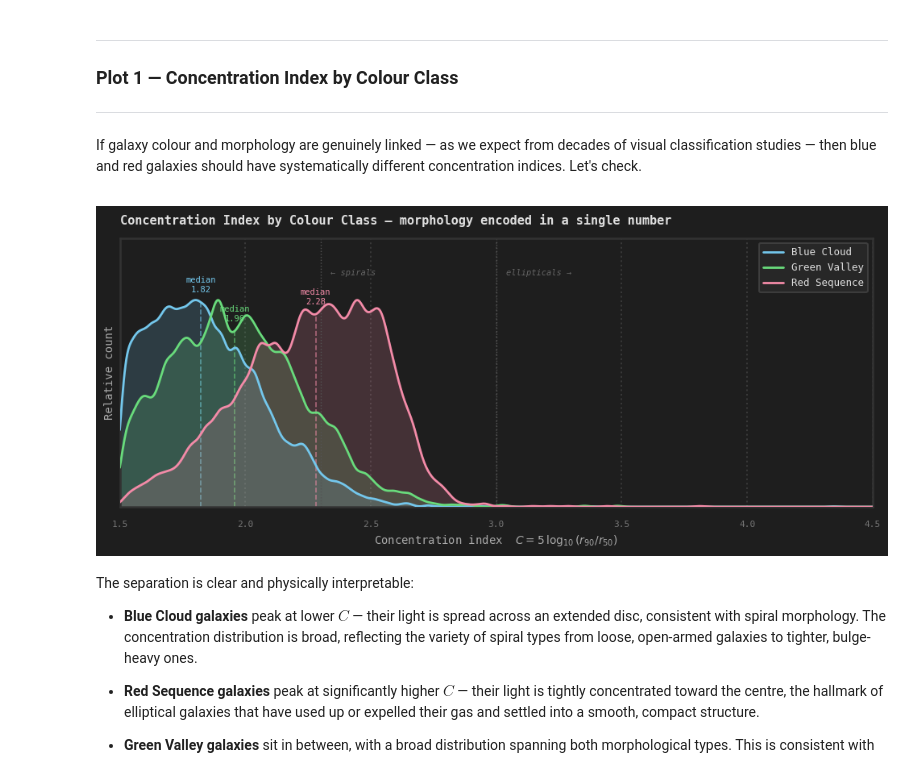
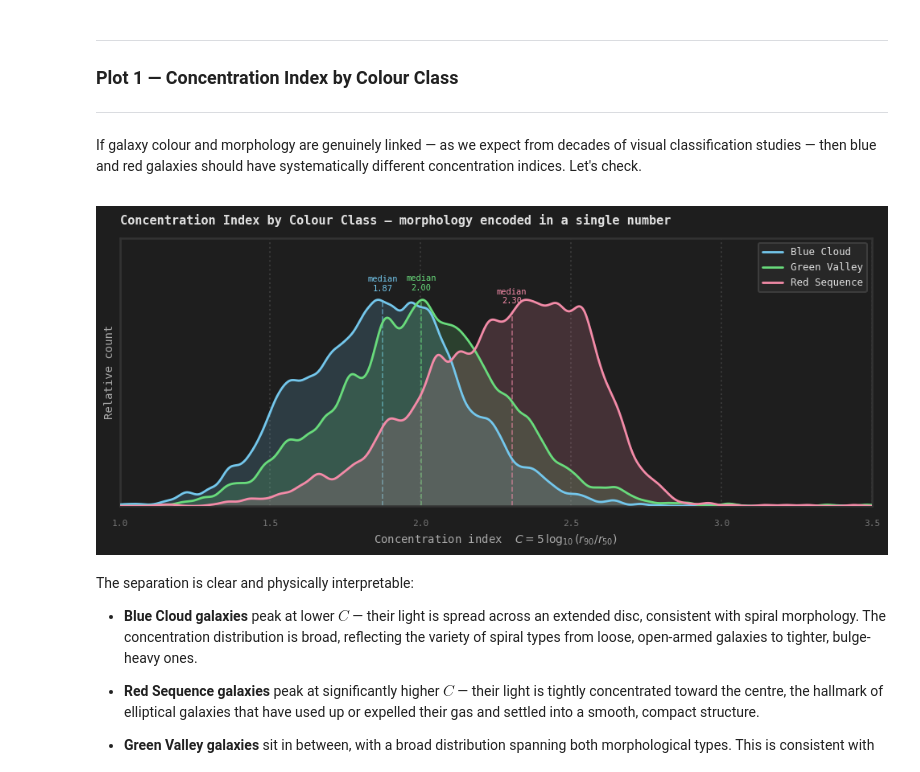
Before and after one commit to haylamyuen/Project-GATORS, a Jupyter notebook: 03_structure.ipynb, the cells around one changed output. Drawn from its saved outputs; the diff is of its cells as text; code cells hidden in the pictures.

Commit message:
Significant edits to Part 2, as well as added new tuning fork images

```diff
--- a/03_structure.ipynb
+++ b/03_structure.ipynb
@@ -110,18 +202,14 @@ display(HTML("""
 </style>
 """))
 
-galaxies = sdss._galaxies.copy()
+galaxies = sdss._galaxies().copy()
 
 # Derived columns
 galaxies["g_r"] = galaxies["g"] - galaxies["r"]
 galaxies["C"]   = 5 * np.log10(galaxies["petroR90_r"] / galaxies["petroR50_r"])
 
 # Trim to physically sensible ranges
-galaxies = galaxies[
-    (galaxies["g_r"] > -0.2) & (galaxies["g_r"] < 1.4) &
-    (galaxies["C"]   >  1.5) & (galaxies["C"]   < 4.5) &
-    (galaxies["petroRad_r"] < 200)
-].copy()
+galaxies = galaxies[(galaxies["g_r"] > -0.2) & (galaxies["g_r"] < 1.4) &(galaxies["petroRad_r"] < 200)].copy()
 
 # z < 0.045 subset for colour-reliable plots
 gal_lowz = galaxies[galaxies["redshift"] < 0.045].copy()
@@ -137,9 +225,3 @@ gal_lowz["colour_class"] = pd.cut(
 blue = gal_lowz[gal_lowz["colour_class"] == "Blue Cloud"]
 green = gal_lowz[gal_lowz["colour_class"] == "Green Valley"]
 red  = gal_lowz[gal_lowz["colour_class"] == "Red Sequence"]
-
-print(f"Full galaxy sample:      {len(galaxies):,}")
-print(f"Low-z sample (z < 0.05): {len(gal_lowz):,}")
-print(f"  Blue Cloud:   {len(blue):,}")
-print(f"  Green Valley: {len(green):,}")
-print(f"  Red Sequence: {len(red):,}")
@@ -165,7 +241,7 @@ If galaxy colour and morphology are genuinely linked — as we expect from decad
 fig, ax = plt.subplots(figsize=(10, 4.5), facecolor="#1e1e1e")
 ax.set_facecolor("#1e1e1e")
 
-x_range = np.linspace(1.5, 4.5, 800)
+x_range = np.linspace(1, 3.5, 800)
 
 populations = [
     (blue,  "#74c7ec", "Blue Cloud"),
@@ -178,41 +254,36 @@ for pop, color, label in populations:
     if len(c_vals) < 50:
         continue
     kde = gaussian_kde(c_vals, bw_method=0.08)
     kde_vals = kde(x_range)
     kde_vals = kde_vals / kde_vals.max()
     ax.fill_between(x_range, 0, kde_vals, color=color, alpha=0.18, zorder=2)
     ax.plot(x_range, kde_vals, lw=2, color=color, label=label, zorder=3)
     # Mark the median
     med = np.median(c_vals)
     med_h = kde([med])[0] / kde(x_range).max()
     ax.vlines(med, 0, med_h, color=color, lw=1.2, linestyle="--", alpha=0.6)
     ax.text(med, med_h + 0.04, f"median\n{med:.2f}",
             color=color, fontsize=7.5, ha="center", va="bottom")
 
-# Morphology reference lines
-for x_ref, lbl in [(2.3, "← spirals"), (3.0, "ellipticals →")]:
-    ax.axvline(x_ref, color="#555555", lw=1, linestyle=":")
-    ax.text(x_ref + 0.04, 1.12, lbl, color="#666666",
-            fontsize=7.5, ha="left", style="italic")
-
-ax.set_xlim(1.5, 4.5)
+# Final plot formatting
+ax.set_xlim(1, 3.5)
 ax.set_ylim(0, 1.3)
 ax.set_yticks([])
 ax.set_xlabel(r"Concentration index  $C = 5\,\log_{10}(r_{90}/r_{50})$",
               color="#aaaaaa", fontsize=10)
 ax.set_ylabel("Relative count", color="#aaaaaa", fontsize=10)
 ax.set_title("Concentration Index by Colour Class — morphology encoded in a single number",
              color="#e0e0e0", fontsize=11, loc="left", pad=12)
 ax.tick_params(colors="#777777", labelsize=8)
 ax.grid(True, linestyle=":", alpha=0.12, color="#ffffff")
 ax.legend(facecolor="#2a2a2a", edgecolor="#444444",
           labelcolor="#e0e0e0", fontsize=9)
 for spine in ax.spines.values(): spine.set_edgecolor("#333333")
 
 plt.tight_layout()
 plt.show()
 # %% [output]
-[figure, old version]
+[figure, new version]
 # %% [markdown]
 <div style="width: 1200px">
 
```
Also changed, not shown: parts of 16 cells of this notebook, 14 other files.
